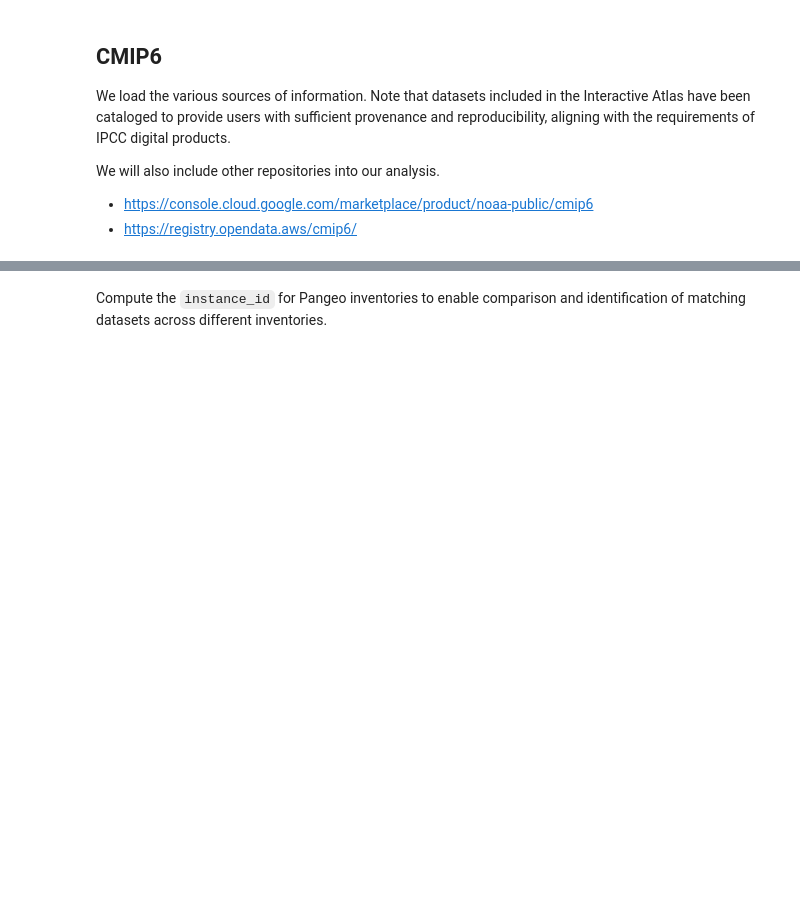
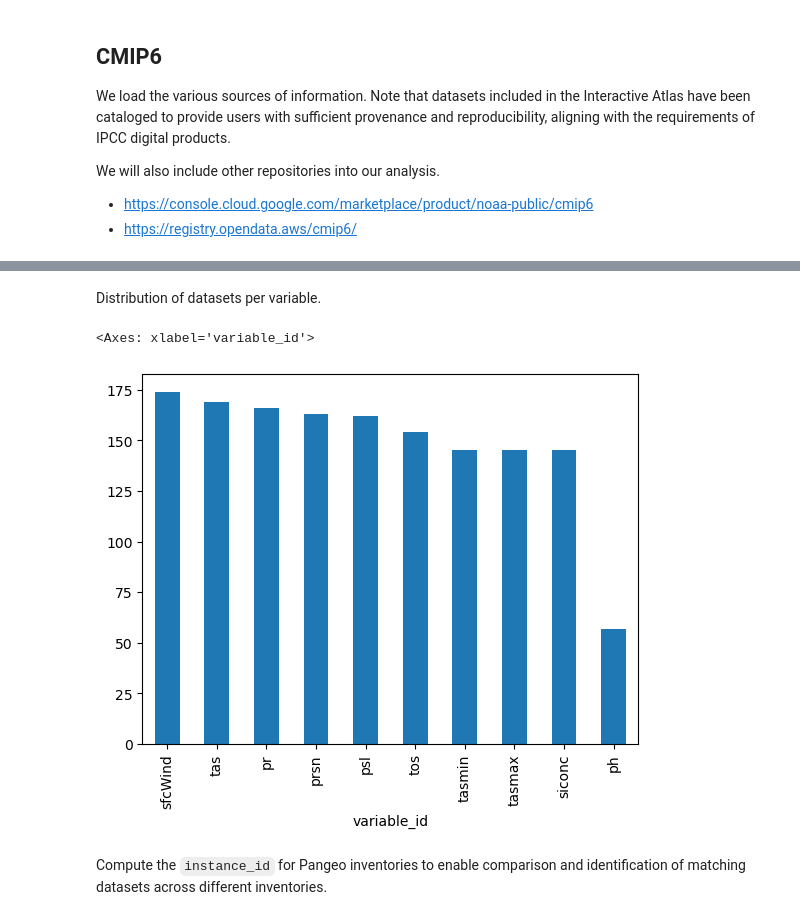
Before and after one commit to zequihg50/reproducibility-ipcc-atlas, a Jupyter notebook: main.ipynb, the cells around one changed output, grey strips where cells are left out. Saved outputs shown, nothing was run; the diff lists cells and outputs as text; code cells hidden in the pictures; blank space fills up the shorter version.

```diff
--- a/main.ipynb
+++ b/main.ipynb
@@ -33,0 +26,14 @@ pangeo_aws = pd.read_csv("pangeo-cmip6-aws-v20251218.csv.zip")
+# %%
+atlas = pd.read_csv("inventories/atlas-cmip6.txt", header=None).rename({0: "instance_id"}, axis=1)
+atlas = atlas.join(atlas["instance_id"].str.split(".", expand=True).rename({
+    0: "project",
+    1: "activity_id",
+    2: "institution_id",
+    3: "source_id",
+    4: "experiment_id",
+    5: "variant_label",
+    6: "table_id",
+    7: "variable_id",
+    8: "grid_label",
+    9: "version",
+    }, axis=1))
@@ -34,3 +61,10 @@ pangeo_aws = pd.read_csv("pangeo-cmip6-aws-v20251218.csv.zip")
+# %% [markdown]
+Distribution of datasets per variable.
+# %%
+atlas["variable_id"].value_counts().plot.bar()
+# %% [output]
+<Axes: xlabel='variable_id'>
+[figure, added]
 # %% [markdown]
 Compute the `instance_id` for Pangeo inventories to enable comparison and identification of matching datasets across different inventories.
 # %%
```
Also changed, not shown: parts of 18 cells of this notebook, 45 other files.
